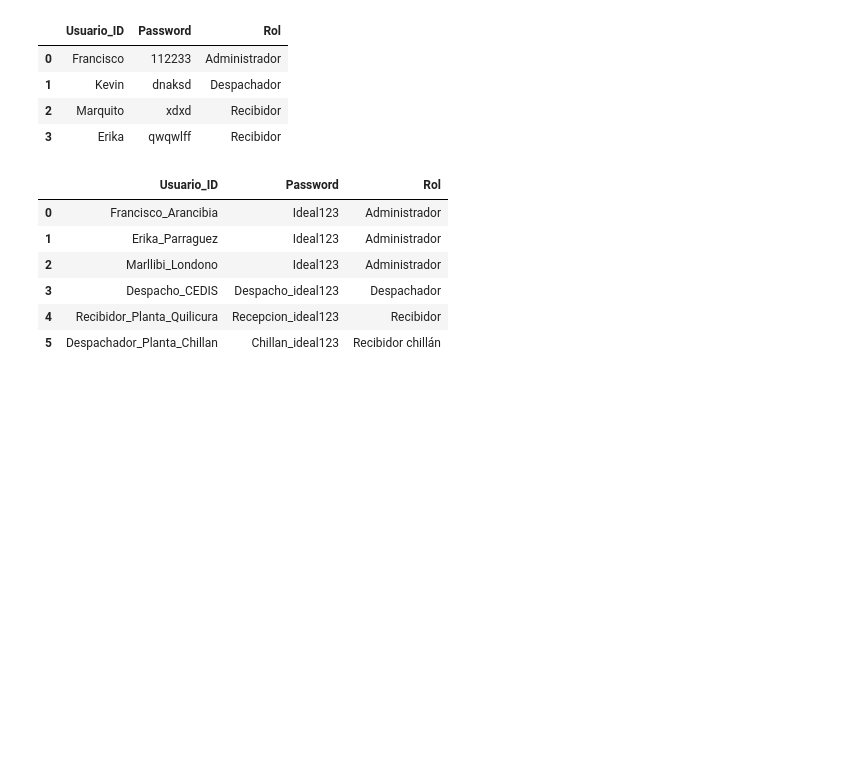
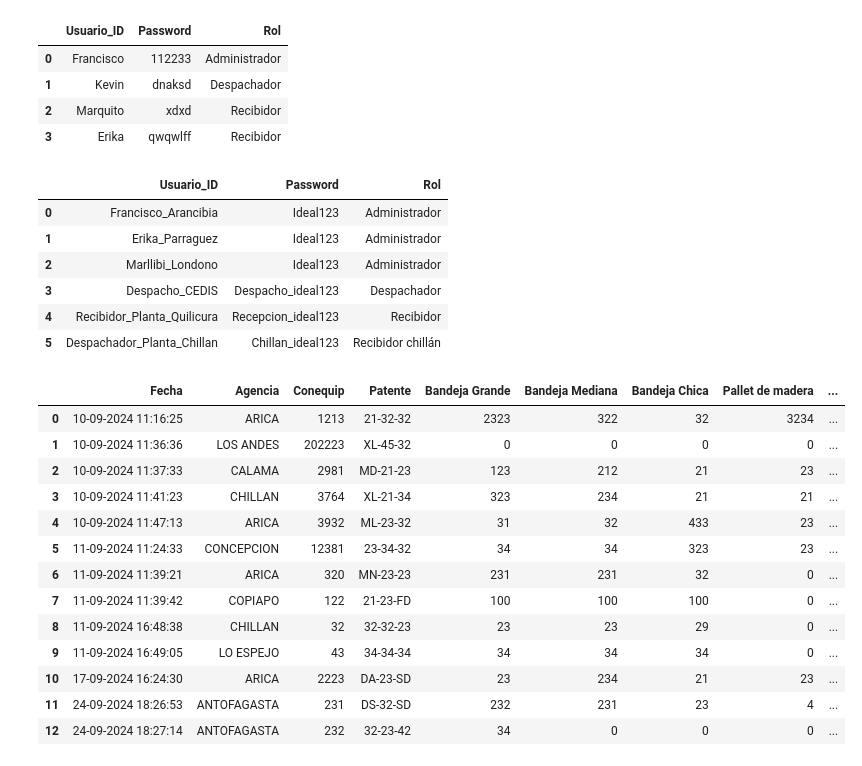
Before and after one commit to ReportFuco/proyect-CDE, a Jupyter notebook: pruebas.ipynb, the cells around one changed output. Saved outputs shown, nothing was run; the diff lists cells and outputs as text; code cells hidden in the pictures; blank space fills up the shorter version.

```diff
--- a/pruebas.ipynb
+++ b/pruebas.ipynb
@@ -164,3 +164,24 @@ pd.read_csv(r"C:\Users\francisco.arancibia1\OneDrive - Corporativo Bimbo, S.A. d
 | 3 | Despacho_CEDIS | Despacho_ideal123 | Despachador |
 | 4 | Recibidor_Planta_Quilicura | Recepcion_ideal123 | Recibidor |
 | 5 | Despachador_Planta_Chillan | Chillan_ideal123 | Recibidor chillán |
+# %%
+import pandas as pd
+
+
+df = pd.read_csv("https://docs.google.com/spreadsheets/d/1ZImEypaWBpzAQN71ROnQnBd41dWbd63kLeDf6GJESu0/export?format=csv")
+df
+# %% [output]
+|  | Fecha | Agencia | Conequip | Patente | Bandeja Grande | Bandeja Mediana | Bandeja Chica | Pallet de madera | ... |
+| 0 | 10-09-2024 11:16:25 | ARICA | 1213 | 21-32-32 | 2323 | 322 | 32 | 3234 | ... |
+| 1 | 10-09-2024 11:36:36 | LOS ANDES | 202223 | XL-45-32 | 0 | 0 | 0 | 0 | ... |
+| 2 | 10-09-2024 11:37:33 | CALAMA | 2981 | MD-21-23 | 123 | 212 | 21 | 23 | ... |
+| 3 | 10-09-2024 11:41:23 | CHILLAN | 3764 | XL-21-34 | 323 | 234 | 21 | 21 | ... |
+| 4 | 10-09-2024 11:47:13 | ARICA | 3932 | ML-23-32 | 31 | 32 | 433 | 23 | ... |
+| 5 | 11-09-2024 11:24:33 | CONCEPCION | 12381 | 23-34-32 | 34 | 34 | 323 | 23 | ... |
+| 6 | 11-09-2024 11:39:21 | ARICA | 320 | MN-23-23 | 231 | 231 | 32 | 0 | ... |
+| 7 | 11-09-2024 11:39:42 | COPIAPO | 122 | 21-23-FD | 100 | 100 | 100 | 0 | ... |
+| 8 | 11-09-2024 16:48:38 | CHILLAN | 32 | 32-32-23 | 23 | 23 | 29 | 0 | ... |
+| 9 | 11-09-2024 16:49:05 | LO ESPEJO | 43 | 34-34-34 | 34 | 34 | 34 | 0 | ... |
+| 10 | 17-09-2024 16:24:30 | ARICA | 2223 | DA-23-SD | 23 | 234 | 21 | 23 | ... |
+| 11 | 24-09-2024 18:26:53 | ANTOFAGASTA | 231 | DS-32-SD | 232 | 231 | 23 | 4 | ... |
+| 12 | 24-09-2024 18:27:14 | ANTOFAGASTA | 232 | 32-23-42 | 34 | 0 | 0 | 0 | ... |
```
Also changed, not shown: 2 other files.
